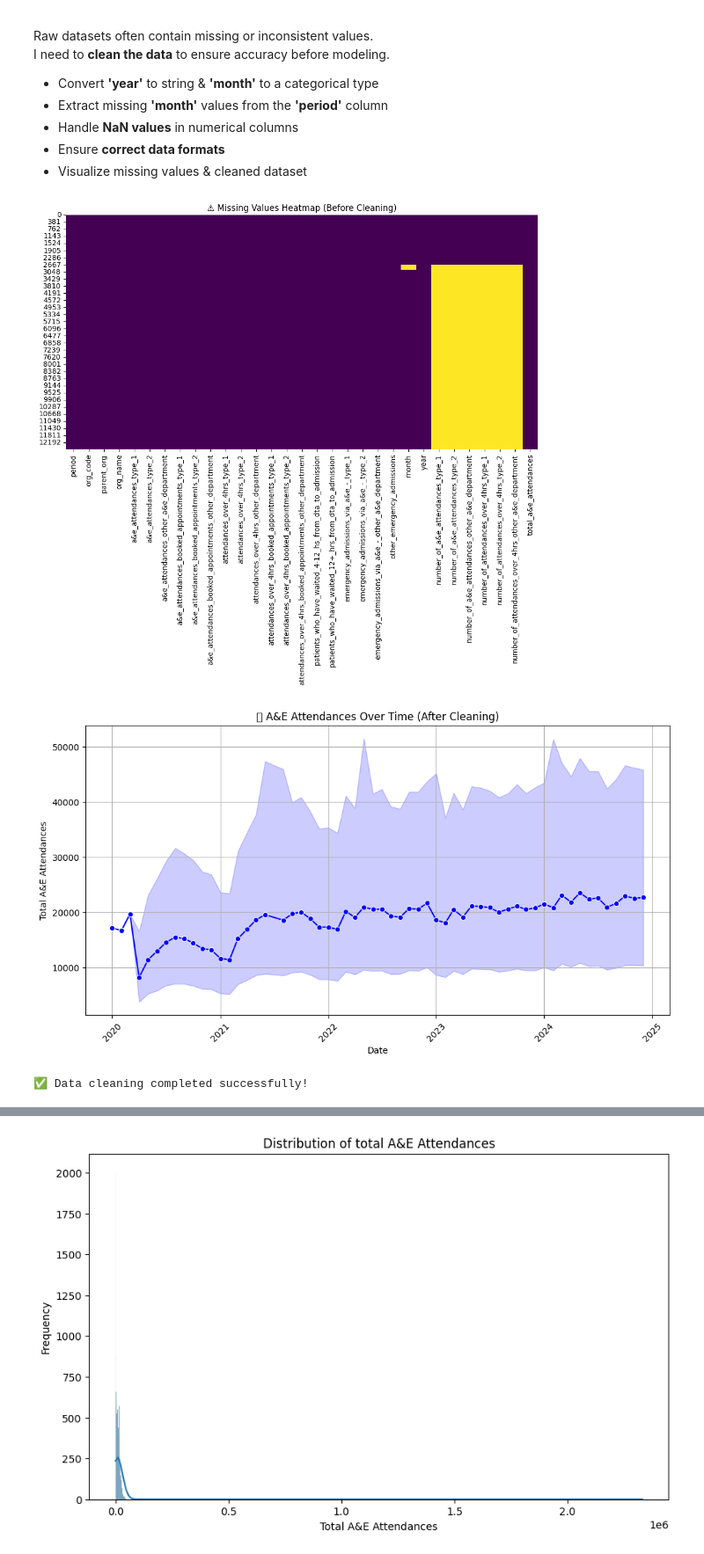
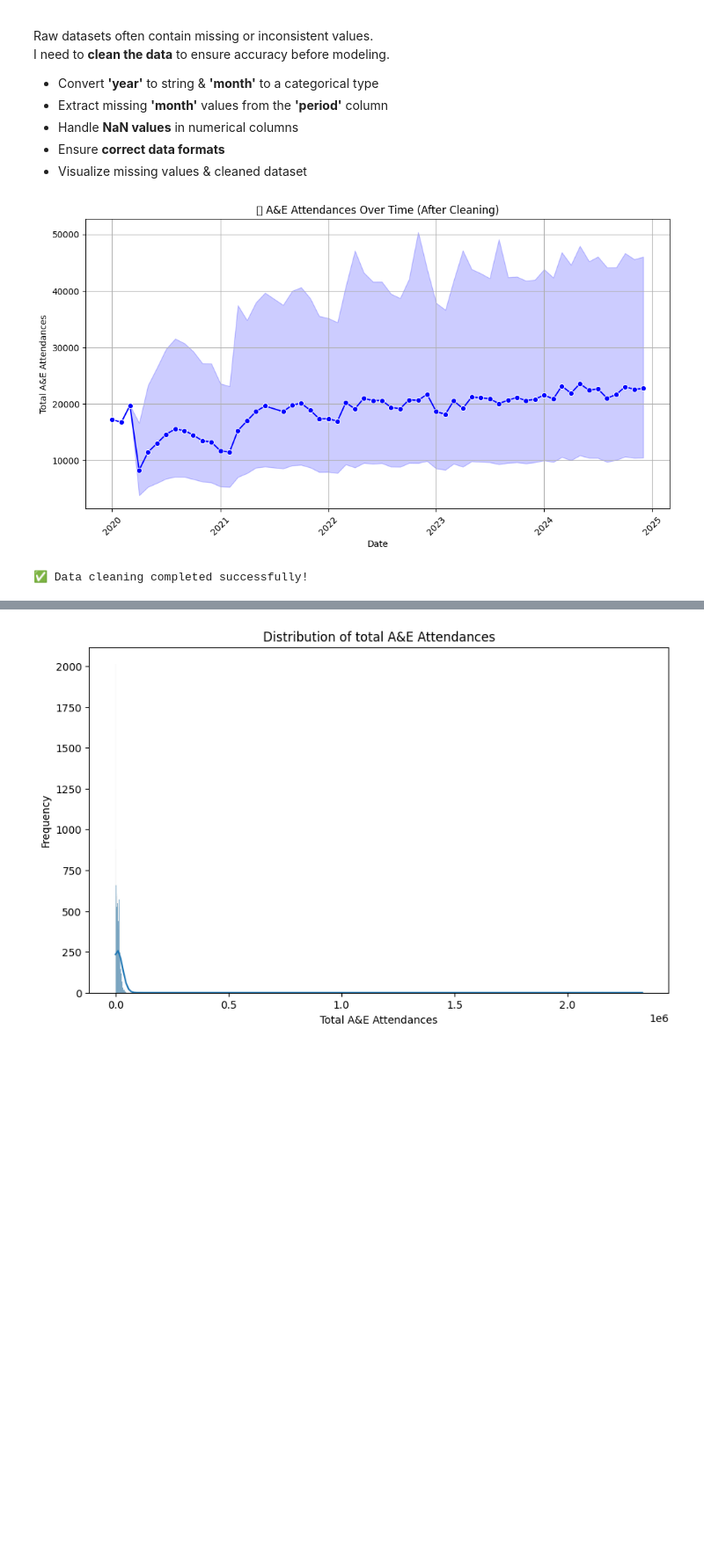
Before and after one commit to sophieboyle1/Final-Year-Project, a Jupyter notebook: src/predictions.ipynb, the cells around one changed output, grey strips where cells are left out. Shown at 88% size. Saved outputs shown, nothing was run; the diff lists cells and outputs as text; code cells hidden in the pictures; blank space fills up the shorter version.

```diff
--- a/src/predictions.ipynb
+++ b/src/predictions.ipynb
@@ -70,12 +70,6 @@ I need to **clean the data** to ensure accuracy before modeling.
 - Ensure **correct data formats**
 - Visualize missing values & cleaned dataset
 # %%
-# Visualizing Missing Values Before Cleaning
-plt.figure(figsize=(12, 6))
-sns.heatmap(nhs_data.isna(), cbar=False, cmap="viridis")
-plt.title("⚠️ Missing Values Heatmap (Before Cleaning)")
-plt.show()
-
 # Convert 'year' to string for consistency
 nhs_data["year"] = nhs_data["year"].astype(str)
 
@@ -85,33 +79,32 @@ month_order = [
     "July", "August", "September", "October", "November", "December"
 ]
 nhs_data["month"] = pd.Categorical(nhs_data["month"], categories=month_order, ordered=True)
 
 # Handle missing months by extracting from 'period' if available
 missing_months_before = nhs_data["month"].isna().sum()
 if missing_months_before > 0:
     nhs_data.loc[nhs_data["month"].isna(), "month"] = nhs_data["period"].str.extract(r'-(\w+)-')[0]
 
 # Drop rows where 'month' is still missing
 nhs_data.dropna(subset=["month"], inplace=True)
 
 # Convert 'year' and 'month' into a proper date format for time-series analysis
 nhs_data["date"] = pd.to_datetime(nhs_data["year"] + "-" + nhs_data["month"].astype(str), format="%Y-%B")
 
 # Sort dataset by date
 nhs_data = nhs_data.sort_values(by="date")
 
 # Visualizing Cleaned Dataset
 plt.figure(figsize=(12, 6))
 sns.lineplot(data=nhs_data, x="date", y="total_a&e_attendances", marker="o", color="blue")
 plt.title("📈 A&E Attendances Over Time (After Cleaning)")
 plt.xlabel("Date")
 plt.ylabel("Total A&E Attendances")
 plt.xticks(rotation=45)
 plt.grid()
 plt.show()
 
 print("✅ Data cleaning completed successfully!")
 # %% [output]
-[figure, old version]
+[figure, new version]
-[figure, removed]
 ✅ Data cleaning completed successfully!
```
Also changed, not shown: parts of 3 cells of this notebook.
